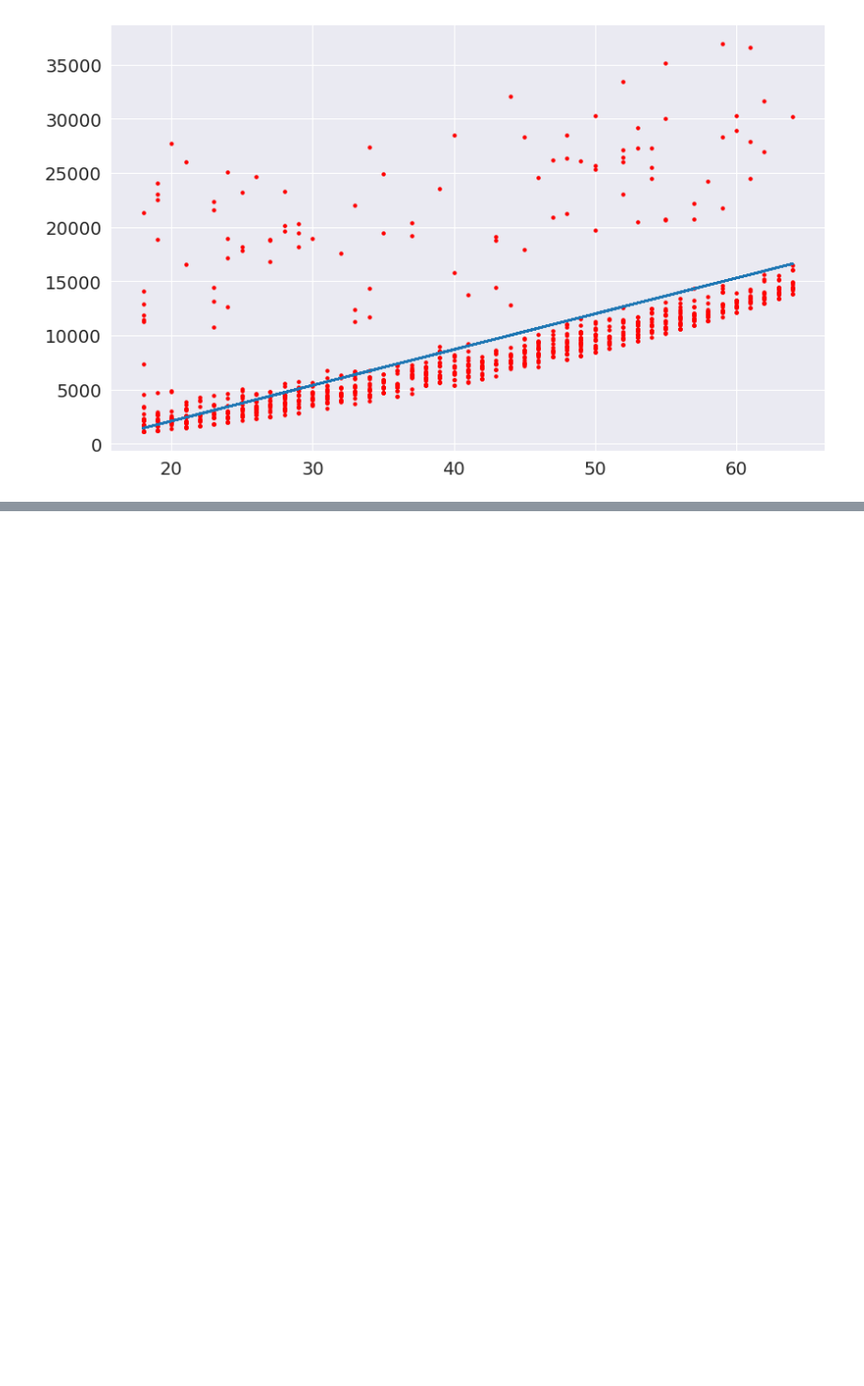
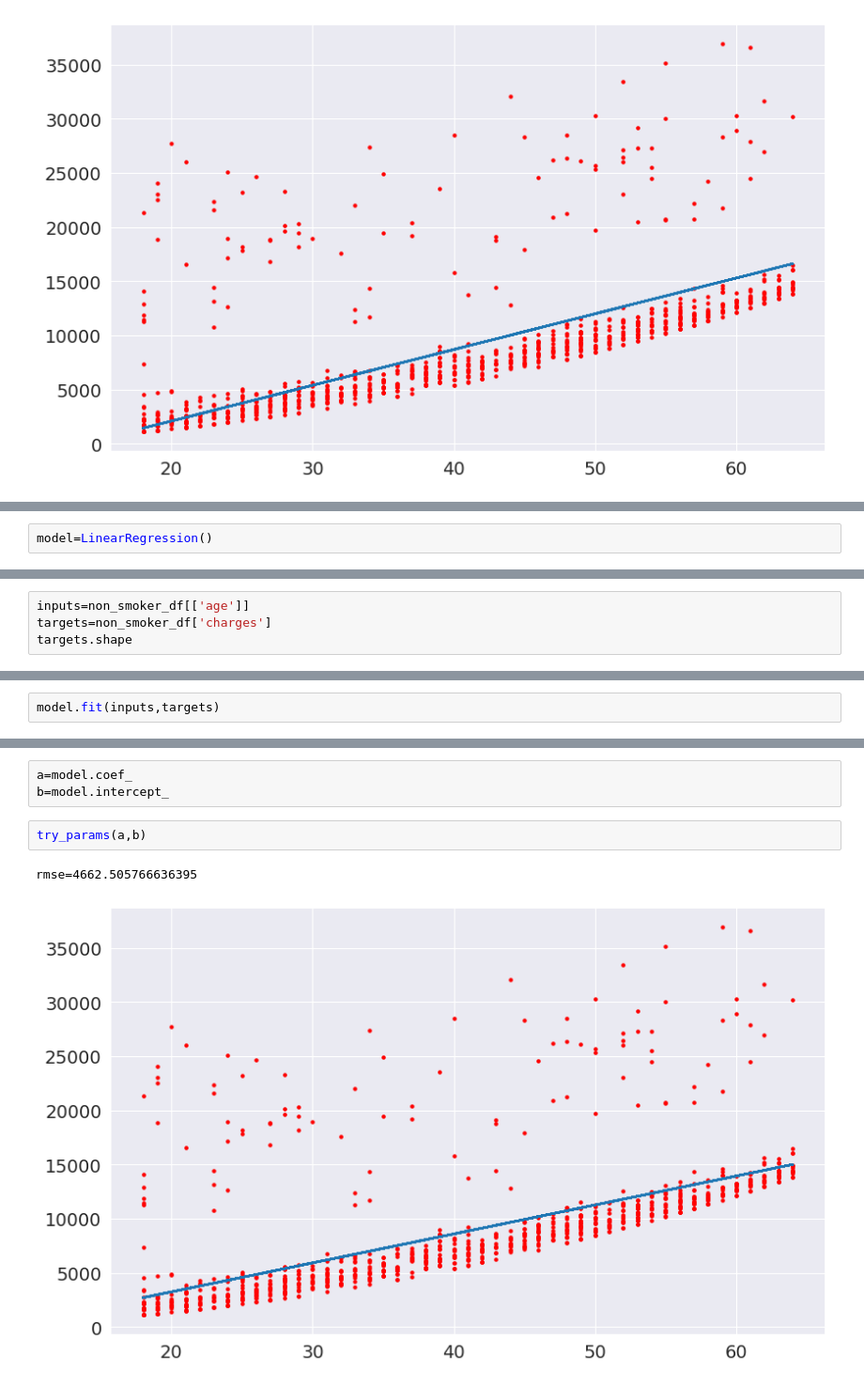
Before and after one commit to SonatonKumar/Python_project, a Jupyter notebook: prediction_of_health_insurance.ipynb, the cells around one changed output, grey strips where cells are left out. Shown: that part at 94% size. Drawn from its saved outputs; the diff is of its cells as text; blank space fills up the shorter version.

```diff
--- a/prediction_of_health_insurance.ipynb
+++ b/prediction_of_health_insurance.ipynb
@@ -264,0 +254,2 @@ rmse=4745.860761807111
+# %%
+model=LinearRegression()
@@ -264,0 +276,4 @@ rmse=4745.860761807111
+# %%
+inputs=non_smoker_df[['age']]
+targets=non_smoker_df['charges']
+targets.shape
@@ -264,0 +282,2 @@ rmse=4745.860761807111
+# %%
+model.fit(inputs,targets)
@@ -264,0 +312,8 @@ rmse=4745.860761807111
+# %%
+a=model.coef_
+b=model.intercept_
+# %%
+try_params(a,b)
+# %% [output]
+rmse=4662.505766636395
+[figure, added]
```
Also changed, not shown: parts of 9 cells of this notebook.
